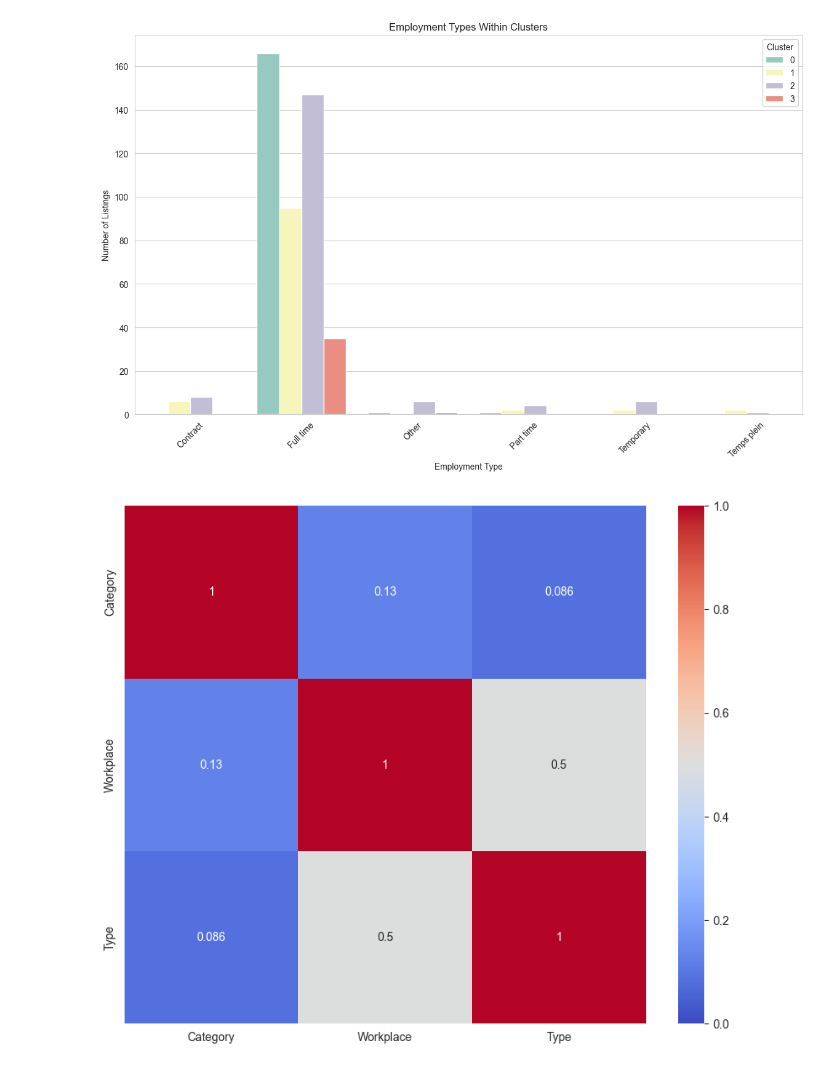
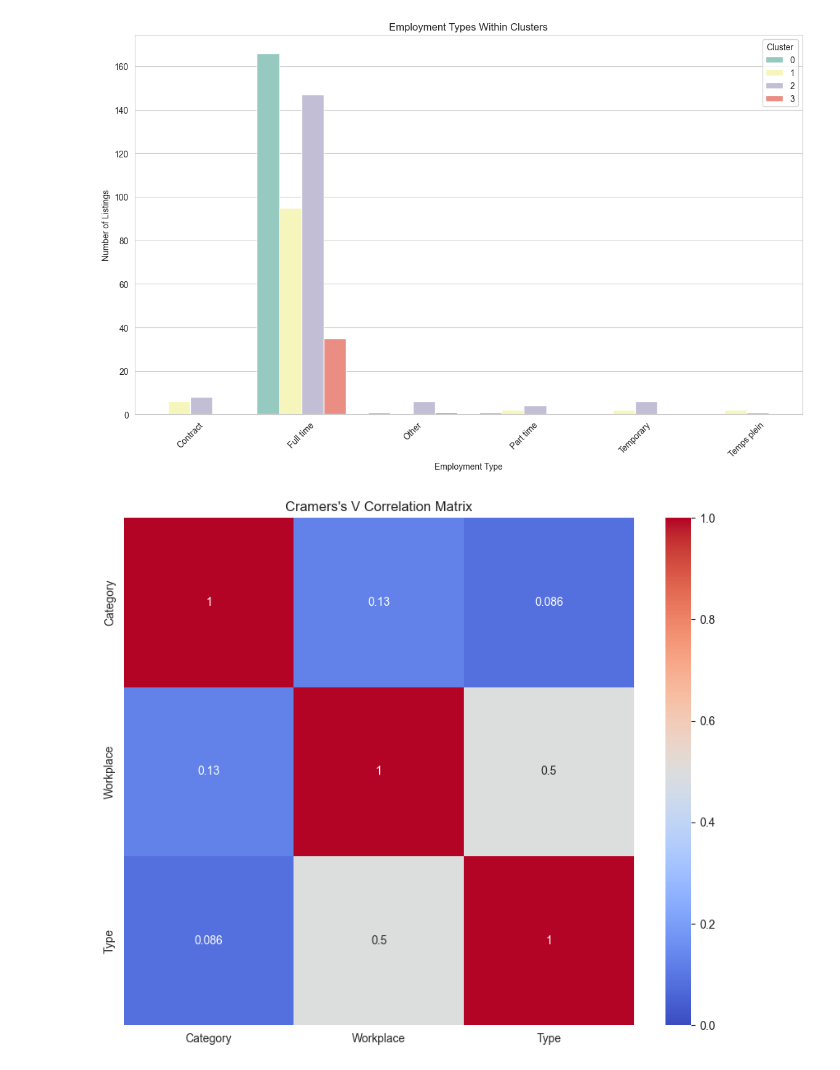
Before and after one commit to phuongnguyenpn/Data, a Jupyter notebook: JobPosting/main.ipynb, the cells around one changed output. Cells and saved outputs as stored; diff of their text form; code cells hidden in the pictures.

```diff
--- a/JobPosting/main.ipynb
+++ b/JobPosting/main.ipynb
@@ -210,26 +210,26 @@ plt.show()
 # %%
 def cramers_v(x, y):
     confusion_matrix = pd.crosstab(x, y)
     chi2 = chi2_contingency(confusion_matrix)[0]
     n = confusion_matrix.sum().sum()
     phi2 = chi2 / n
     r, k = confusion_matrix.shape
     phi2_corr = max(0, phi2 - ((k-1)*(r-1))/(n-1))
     r_corr = r - ((r-1)**2)/(n-1)
     k_corr = k - ((k-1)**2)/(n-1)
     return np.sqrt(phi2_corr / min((k_corr-1), (r_corr-1)))
 
 variables = ['Category', 'Workplace', 'Type']
 cramers_v_matrix = pd.DataFrame(np.zeros((len(variables), len(variables))), index=variables, columns=variables)
 
 for col1 in variables:
     for col2 in variables:
         cramers_v_matrix.loc[col1, col2] = cramers_v(data[col1], data[col2])
 
 cramers_v_matrix
-# Visualizing the Cramér's V correlation matrix
 plt.figure(figsize=(10, 8))
 sns.heatmap(cramers_v_matrix, annot=True, cmap='coolwarm', vmin=0, vmax=1)
+plt.title("Cramers's V Correlation Matrix")
 plt.show()
 # %% [output]
-[figure, old version]
+[figure, new version]
```
